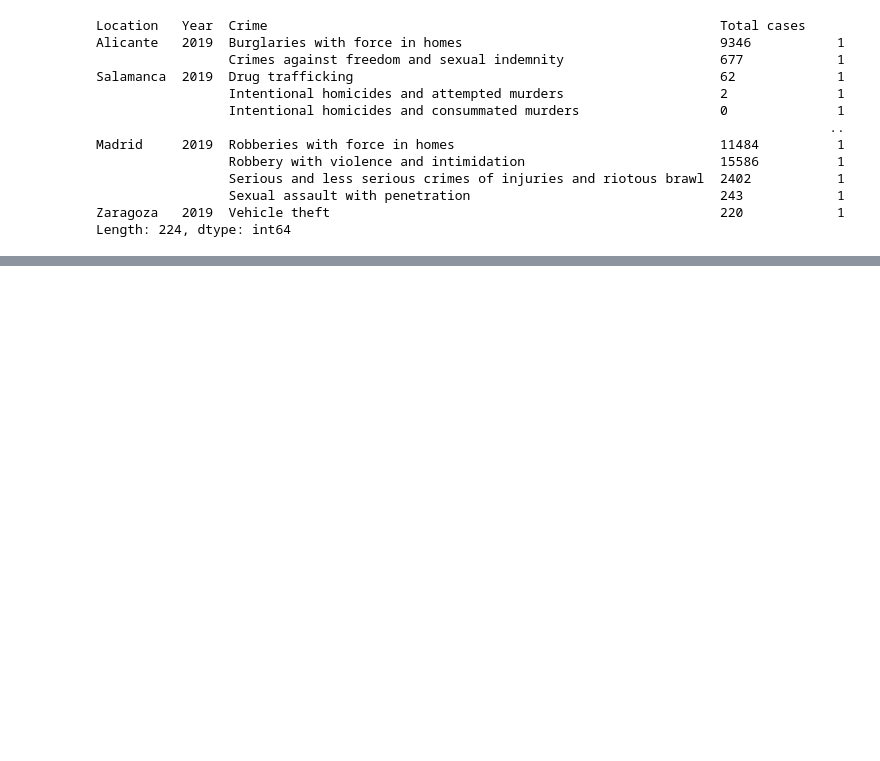
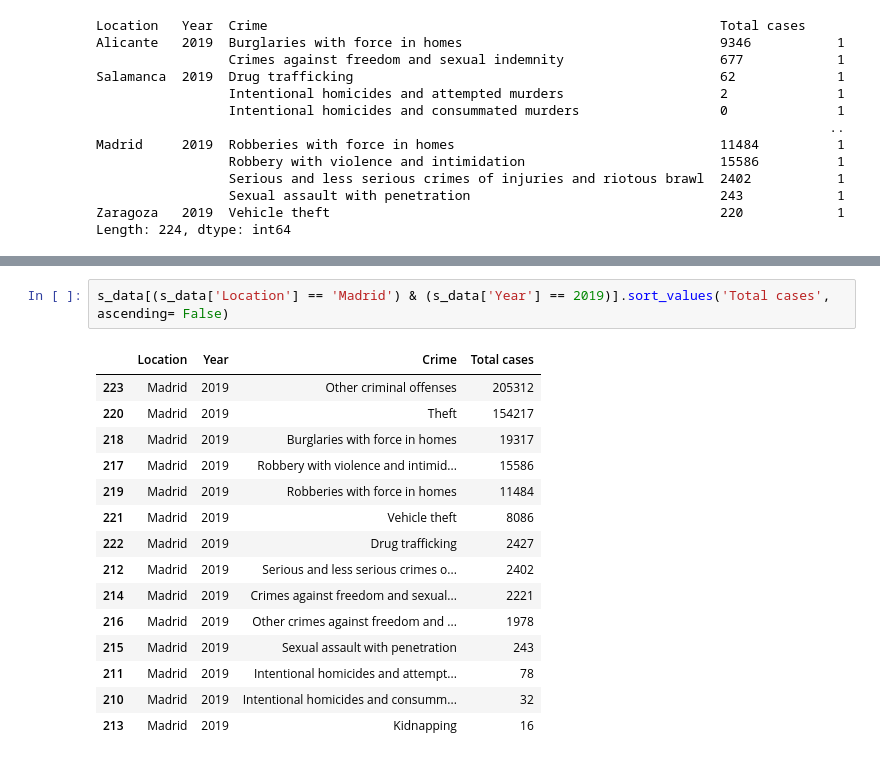
Before and after one commit to captin01/Data_Analysis, a Jupyter notebook: spaincrime.ipynb, the cells around one changed output, grey strips where cells are left out. Saved outputs shown, nothing was run; the diff lists cells and outputs as text; blank space fills up the shorter version.

```diff
--- a/spaincrime.ipynb
+++ b/spaincrime.ipynb
@@ -99,0 +133,18 @@ s_data.head(1)
+# %%
+s_data[(s_data['Location'] == 'Madrid') & (s_data['Year'] == 2019)].sort_values('Total cases', ascending= False)
+# %% [output]
+|  | Location | Year | Crime | Total cases |
+| 223 | Madrid | 2019 | Other criminal offenses | 205312 |
+| 220 | Madrid | 2019 | Theft | 154217 |
+| 218 | Madrid | 2019 | Burglaries with force in homes | 19317 |
+| 217 | Madrid | 2019 | Robbery with violence and intimid... | 15586 |
+| 219 | Madrid | 2019 | Robberies with force in homes | 11484 |
+| 221 | Madrid | 2019 | Vehicle theft | 8086 |
+| 222 | Madrid | 2019 | Drug trafficking | 2427 |
+| 212 | Madrid | 2019 | Serious and less serious crimes o... | 2402 |
+| 214 | Madrid | 2019 | Crimes against freedom and sexual... | 2221 |
+| 216 | Madrid | 2019 | Other crimes against freedom and ... | 1978 |
+| 215 | Madrid | 2019 | Sexual assault with penetration | 243 |
+| 211 | Madrid | 2019 | Intentional homicides and attempt... | 78 |
+| 210 | Madrid | 2019 | Intentional homicides and consumm... | 32 |
+| 213 | Madrid | 2019 | Kidnapping | 16 |
```
Also changed, not shown: parts of 5 cells of this notebook.
